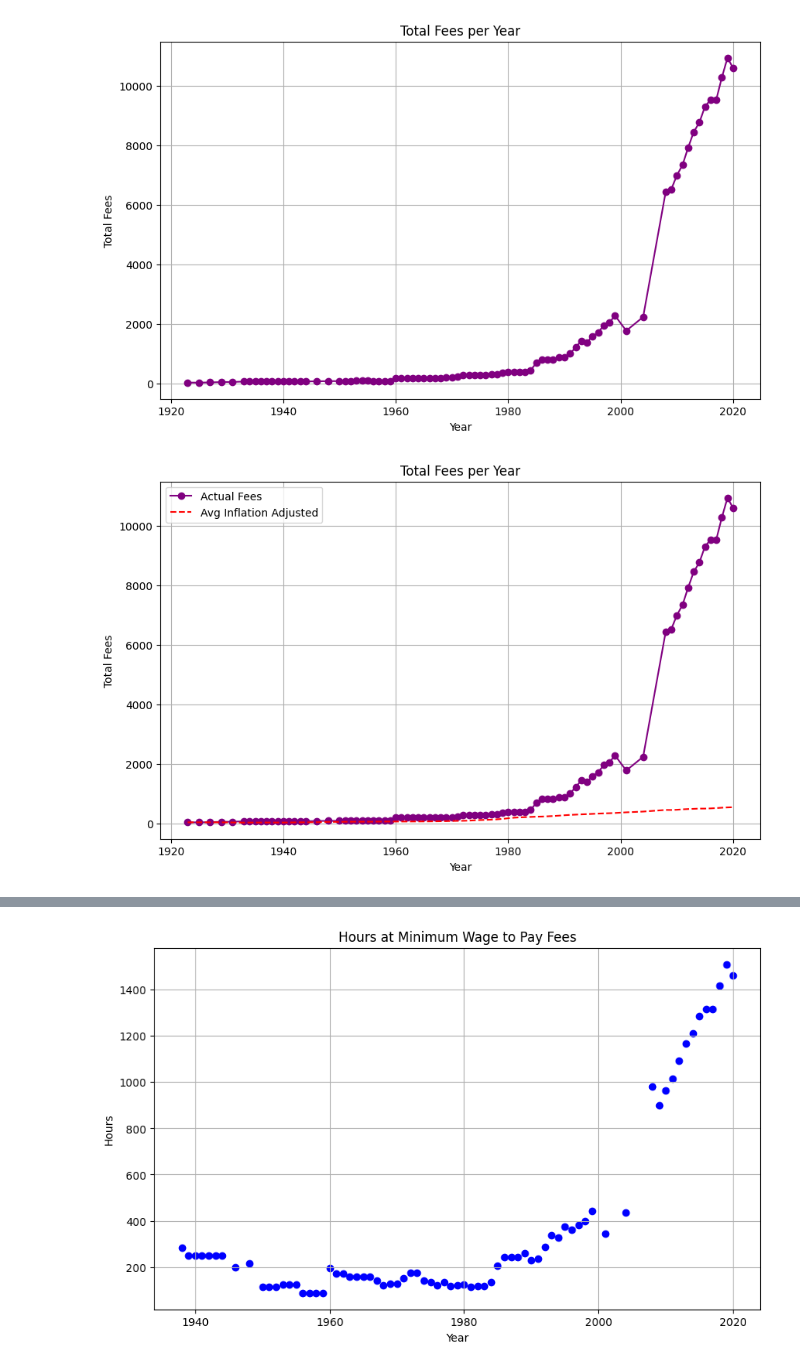
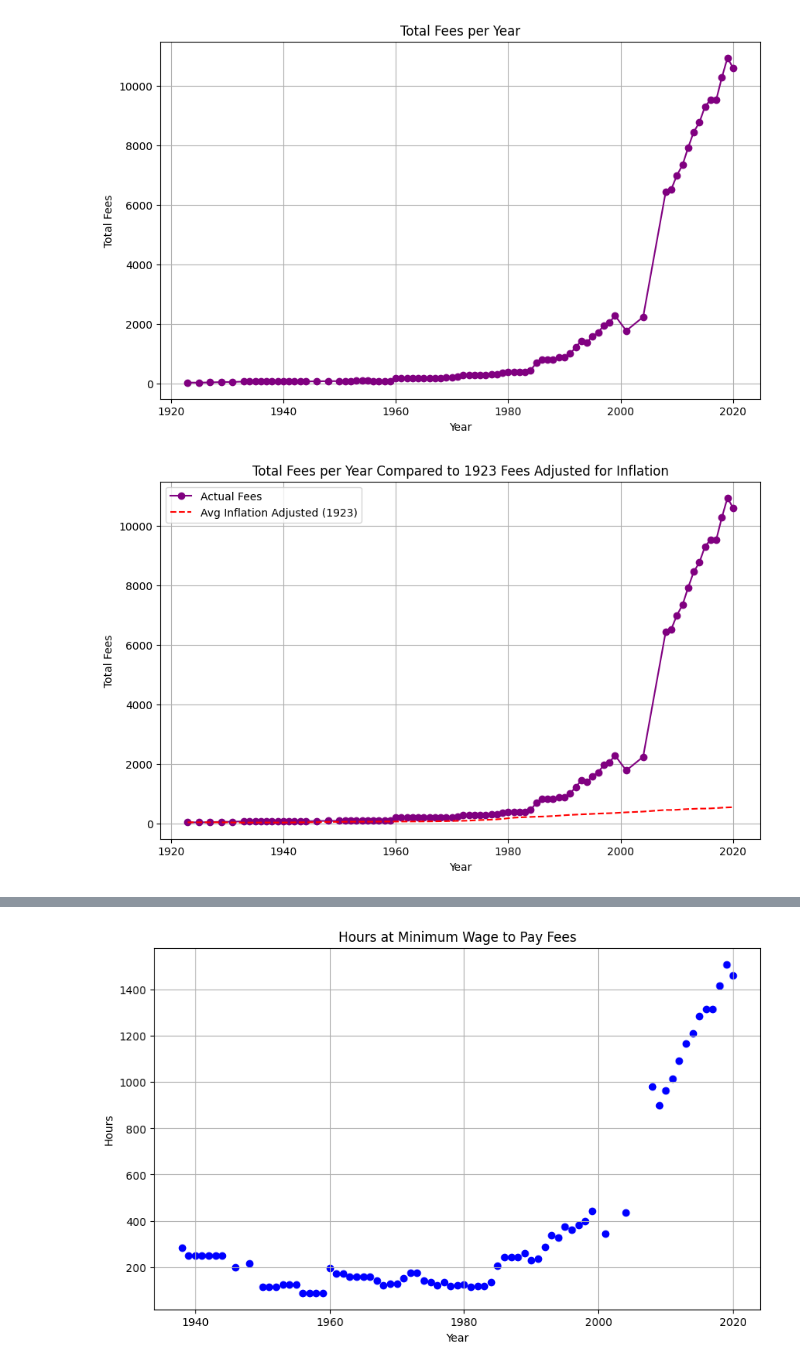
Before and after one commit to ElizaGMorgan/SFAPriceHistory, a Jupyter notebook: SFA Prices Workbook.ipynb, the cells around one changed output, grey strips where cells are left out. Cells and saved outputs as stored; diff of their text form; code cells hidden in the pictures.

Commit message:
Corrected graph names

```diff
--- a/SFA Prices Workbook.ipynb
+++ b/SFA Prices Workbook.ipynb
@@ -109,35 +109,35 @@ for year in years_range:
 
 # Calculate average price adjusted for inflation from 1923 if data is available
 avg_price_1923 = y_values[0] if len(y_values) > 0 else None
 if avg_price_1923 is not None:
     for i, year in enumerate(years_range):
         if i == 0:
             average_inflation_adjusted.append(avg_price_1923)
         else:
             condition = (df['Years'] == year)
             total_fees = df[condition]['Total of Fees per year'].values
             if len(total_fees) > 0:
                 inflation_rate = df[condition]['Rate of Inflation'].values[0] / 100
                 avg_price_1923 *= (1 + inflation_rate)
                 average_inflation_adjusted.append(avg_price_1923)
 
 plt.figure(figsize=(10, 6))
 
 # Plot the actual data
 plt.plot(x_values, y_values, marker='o', label='Actual Fees', color='purple')
 
 # Plot the average inflation-adjusted line from 1923
 if avg_price_1923 is not None:
     plt.plot(x_values, average_inflation_adjusted, linestyle='dashed', color='red', label='Avg Inflation Adjusted (1923)')
 
-plt.title('Total Fees per Year')
+plt.title('Total Fees per Year Compared to 1923 Fees Adjusted for Inflation')
 plt.xlabel('Year')
 plt.ylabel('Total Fees')
 plt.legend()
 plt.grid(True)
 plt.show()
 # %% [output]
-[figure, old version]
+[figure, new version]
 # %%
 years_range = range(1923, 2021)
 x_values = []
```
Also changed, not shown: parts of 5 cells of this notebook, 2 other files.
